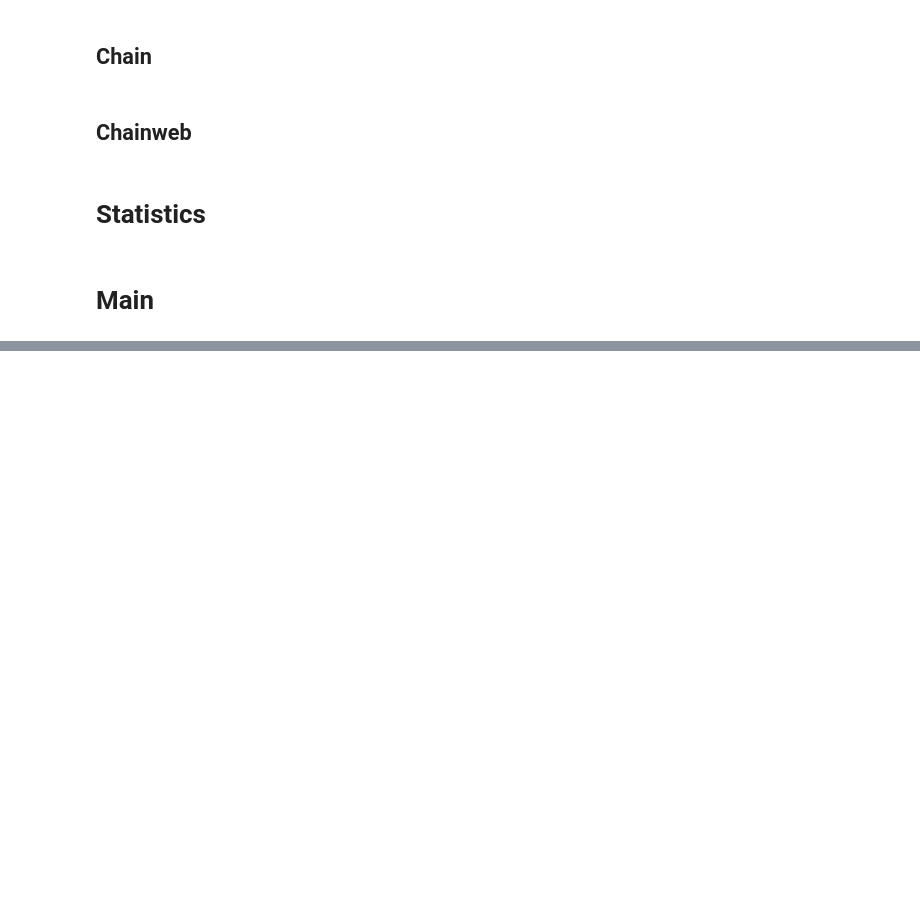
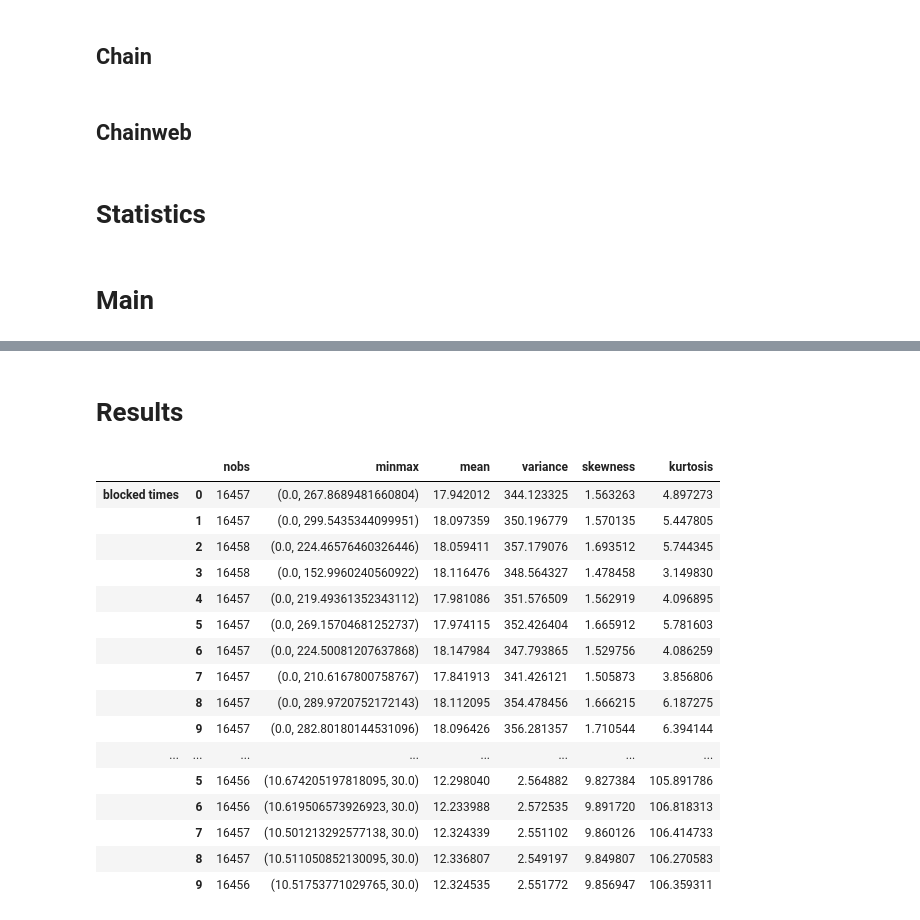
Before and after one commit to larskuhtz/ChainwebSimulations, a Jupyter notebook: DifficultyAdjustment.ipynb, the cells around one changed output, grey strips where cells are left out. Saved outputs shown, nothing was run; the diff lists cells and outputs as text; code cells hidden in the pictures; blank space fills up the shorter version.

```diff
--- a/DifficultyAdjustment.ipynb
+++ b/DifficultyAdjustment.ipynb
@@ -468,3 +470,5 @@ chain 9
+# %% [markdown]
+# Results
 # %%
 # %matplotlib inline
 %matplotlib inline
@@ -476,6 +480,28 @@ cs["blocked times"] = np.array([np.array(c.blockedTimes) for c in chains])
 cs["targets"] = np.array([np.array(c.targets) for c in chains])
 cs["new block times"] = np.array([np.array(c.newBlockTimes) for c in chains])
 cs["mine times"] = np.array([np.array(c.mineTimes) for c in chains])
+# %%
+dat = pd.DataFrame(data=cs)
+dat2 = dat.applymap(lambda x: stats.describe(x)._asdict())
+pd.concat({ i: x.apply(lambda x: pd.Series(x)) for i, x in dat2.iterrows() }).reorder_levels([1,0]).sort_index(level=0)
+# %% [output]
+|  |  | nobs | minmax | mean | variance | skewness | kurtosis |
+| blocked times | 0 | 16457 | (0.0, 267.8689481660804) | 17.942012 | 344.123325 | 1.563263 | 4.897273 |
+|  | 1 | 16457 | (0.0, 299.5435344099951) | 18.097359 | 350.196779 | 1.570135 | 5.447805 |
+|  | 2 | 16458 | (0.0, 224.46576460326446) | 18.059411 | 357.179076 | 1.693512 | 5.744345 |
+|  | 3 | 16458 | (0.0, 152.9960240560922) | 18.116476 | 348.564327 | 1.478458 | 3.149830 |
+|  | 4 | 16457 | (0.0, 219.49361352343112) | 17.981086 | 351.576509 | 1.562919 | 4.096895 |
+|  | 5 | 16457 | (0.0, 269.15704681252737) | 17.974115 | 352.426404 | 1.665912 | 5.781603 |
+|  | 6 | 16457 | (0.0, 224.50081207637868) | 18.147984 | 347.793865 | 1.529756 | 4.086259 |
+|  | 7 | 16457 | (0.0, 210.6167800758767) | 17.841913 | 341.426121 | 1.505873 | 3.856806 |
+|  | 8 | 16457 | (0.0, 289.9720752172143) | 18.112095 | 354.478456 | 1.666215 | 6.187275 |
+|  | 9 | 16457 | (0.0, 282.80180144531096) | 18.096426 | 356.281357 | 1.710544 | 6.394144 |
+| ... | ... | ... | ... | ... | ... | ... | ... |
+|  | 5 | 16456 | (10.674205197818095, 30.0) | 12.298040 | 2.564882 | 9.827384 | 105.891786 |
+|  | 6 | 16456 | (10.619506573926923, 30.0) | 12.233988 | 2.572535 | 9.891720 | 106.818313 |
+|  | 7 | 16457 | (10.501213292577138, 30.0) | 12.324339 | 2.551102 | 9.860126 | 106.414733 |
+|  | 8 | 16457 | (10.511050852130095, 30.0) | 12.336807 | 2.549197 | 9.849807 | 106.270583 |
+|  | 9 | 16456 | (10.51753771029765, 30.0) | 12.324535 | 2.551772 | 9.856947 | 106.359311 |
 # %%
 def plotHist(chains, bins = 100, cols=1):
     fig = plt.figure()
```
Also changed, not shown: parts of 9 cells of this notebook.
